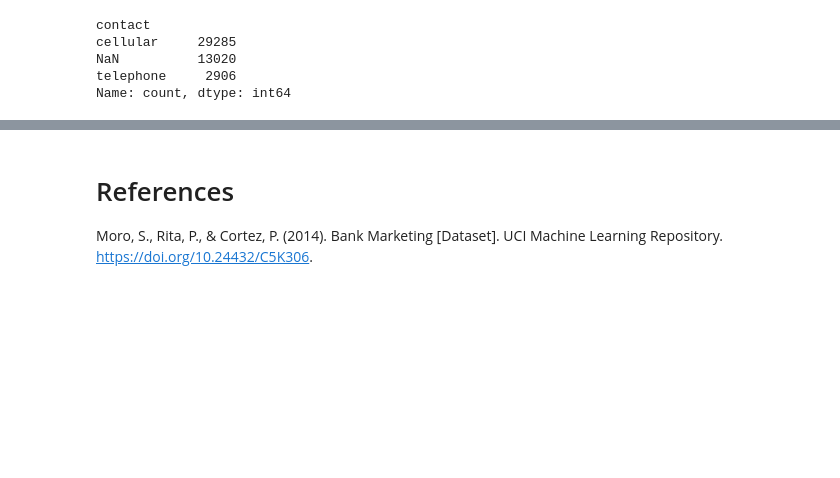
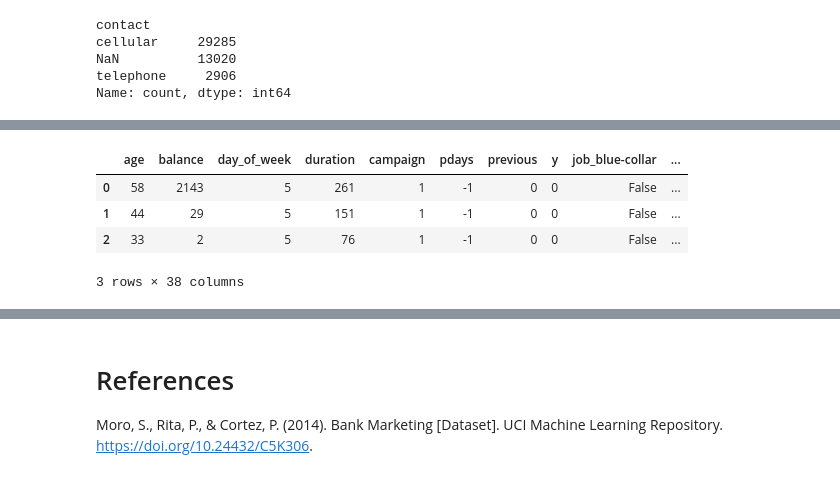
Before and after one commit to josuesandoval-beep/Final-Project-Bank-Marketing, a Jupyter notebook: Final_Project_Bank_Marketing.ipynb, the cells around one changed output, grey strips where cells are left out. Drawn from its saved outputs; the diff is of its cells as text; code cells hidden in the pictures; blank space fills up the shorter version.

```diff
--- a/Final_Project_Bank_Marketing.ipynb
+++ b/Final_Project_Bank_Marketing.ipynb
@@ -397,0 +273,19 @@ weighted avg       1.00      1.00      1.00     11303
+# %%
+# Drop 'poutcome' as it has too many missing values and its meaning is captured by pdays = -1
+if 'poutcome' in bankdata.columns:
+    bankdata = bankdata.drop('poutcome', axis=1)
+# Fill missing 'contact' values with 'unknown'
+if 'contact' in bankdata.columns:
+    bankdata['contact'] = bankdata['contact'].fillna('unknown')
+# Fill missing 'education' values with the mode
+if 'education' in bankdata.columns:
+    bankdata['education'] = bankdata['education'].fillna(bankdata['education'].mode()[0])
+# Fill missing 'job' values with the mode
+if 'job' in bankdata.columns:
+    bankdata['job'] = bankdata['job'].fillna(bankdata['job'].mode()[0])
+# Convert 'y' target variable to ninary (0 for 'no', 1 for 'yes')
+bankdata['y'] = bankdata['y'].map({'no': 0, 'yes': 1})
+print("Missing values after handling:")
+print(bankdata[['job', 'education', 'contact']].isnull().sum())
+print("\nValue counts for target variable 'y' after conversion:")
+print(bankdata['y'].value_counts())
@@ -397,0 +304,12 @@ weighted avg       1.00      1.00      1.00     11303
+# %%
+# Identify categorical columns for one-hot encoding
+cat_cols_to_encode = bankdata.select_dtypes(include='object').columns
+# Apply one-hot encoding
+bankdata_encoded = pd.get_dummies(bankdata, columns=cat_cols_to_encode, drop_first=True)
+display(bankdata_encoded.head(3))
+# %% [output]
+|  | age | balance | day_of_week | duration | campaign | pdays | previous | y | job_blue-collar | ... |
+| 0 | 58 | 2143 | 5 | 261 | 1 | -1 | 0 | 0 | False | ... |
+| 1 | 44 | 29 | 5 | 151 | 1 | -1 | 0 | 0 | False | ... |
+| 2 | 33 | 2 | 5 | 76 | 1 | -1 | 0 | 0 | False | ... |
+3 rows × 38 columns
```
Also changed, not shown: parts of 25 cells of this notebook.
